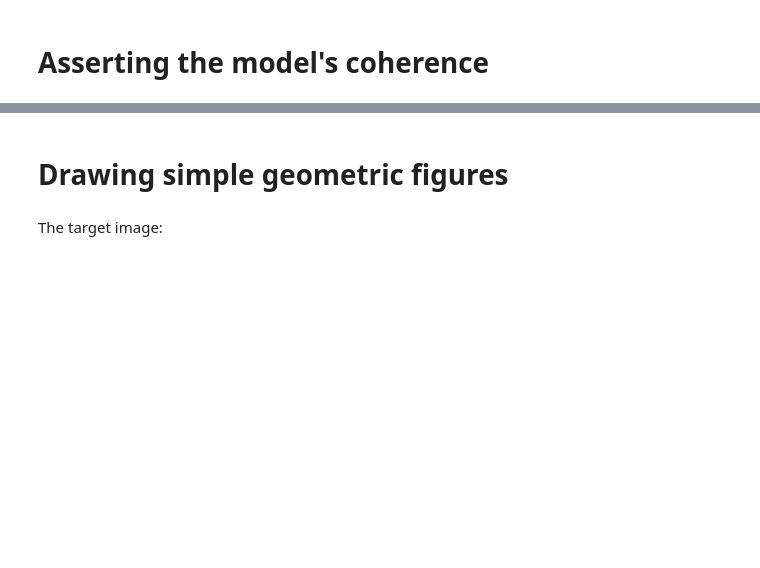
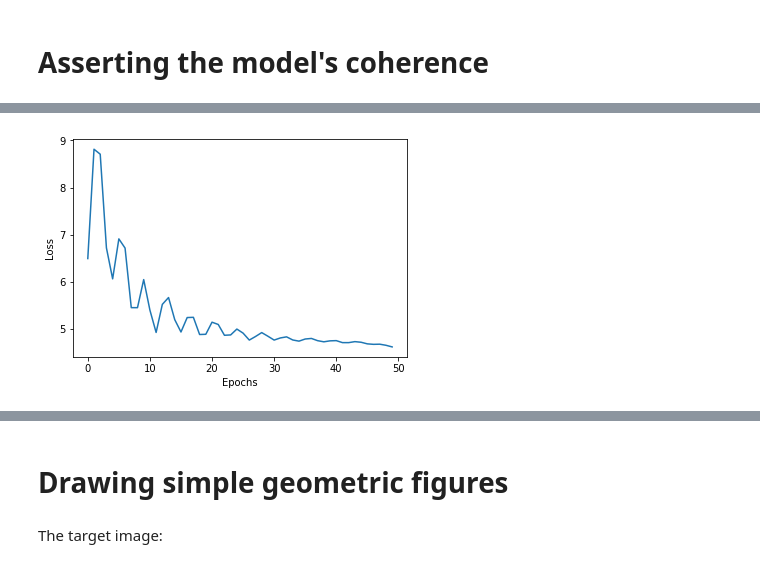
Before and after one commit to jules-samaran/ARIEL, a Jupyter notebook: Demo_notebook.ipynb, the cells around one changed output, grey strips where cells are left out. Cells and saved outputs as stored; diff of their text form; code cells hidden in the pictures; blank space fills up the shorter version.

```diff
--- a/Demo_notebook.ipynb
+++ b/Demo_notebook.ipynb
@@ -47,3 +137,12 @@ add one loss history plot to show optimization works and initialization is not e
+# %%
+history = drawer.loss_history
+plt.figure()
+plt.plot(np.arange(n_epochs), history[:n_epochs])
+plt.xlabel("Epochs")
+plt.ylabel("Loss")
+plt.show()
+# %% [output]
+[figure, added]
 # %% [markdown]
 <a id='section2'></a>
 # %% [markdown]
```
Also changed, not shown: parts of 20 cells of this notebook, 3 other files.
